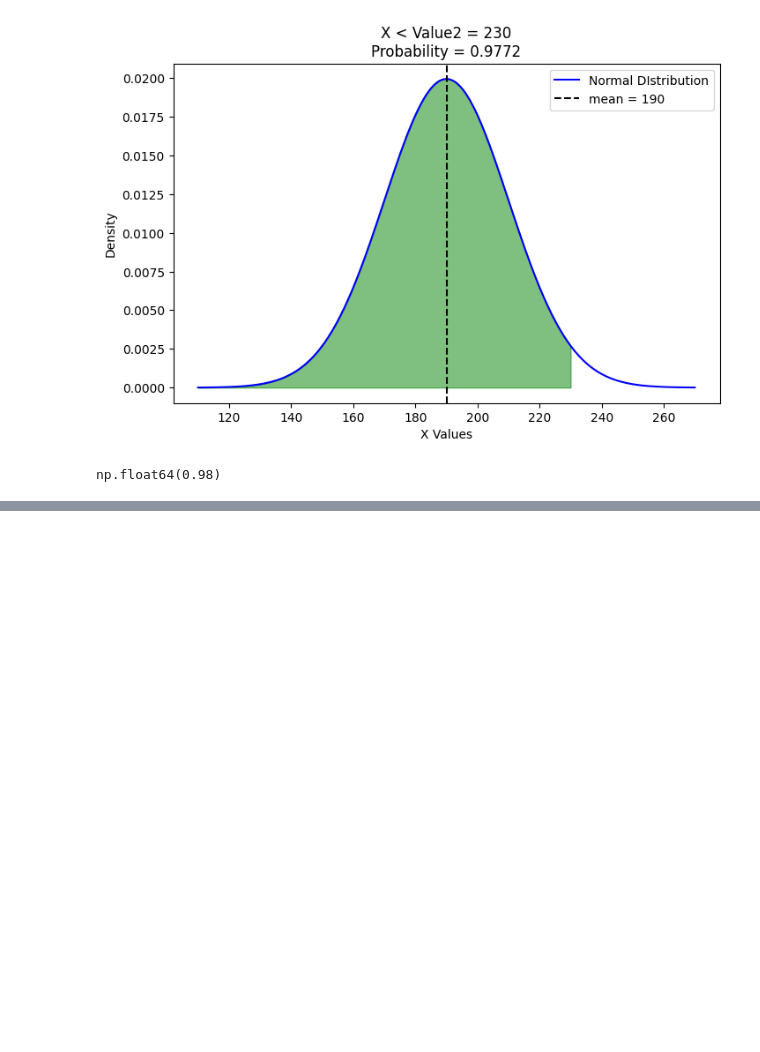
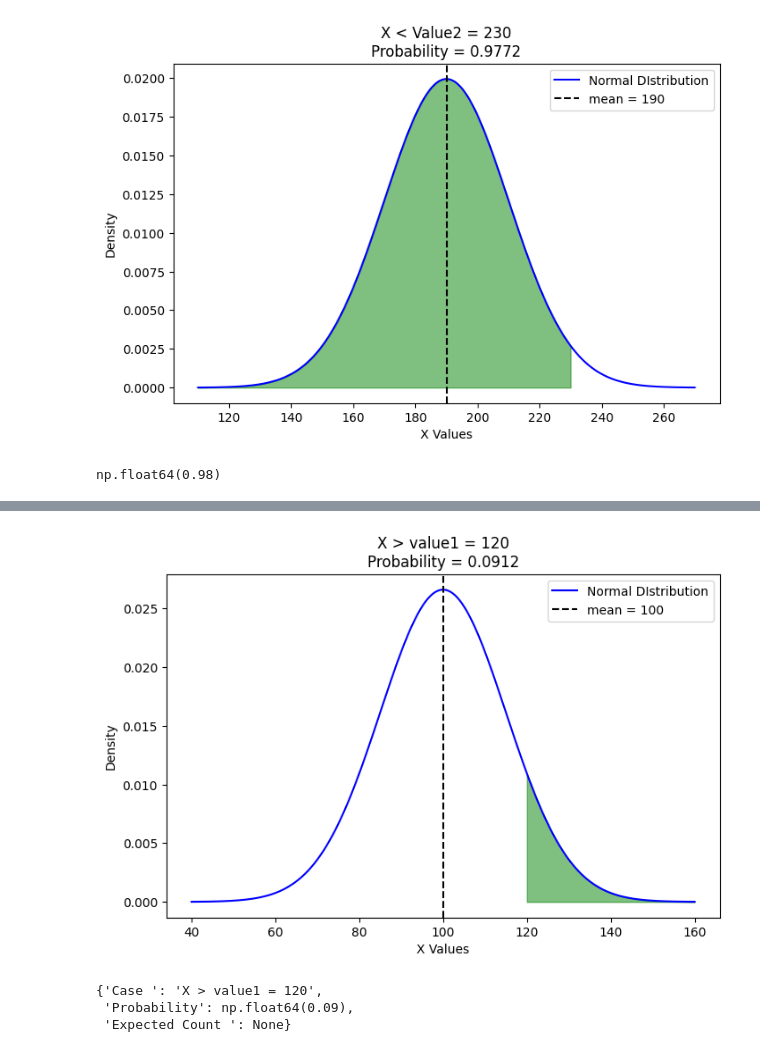
Before and after one commit to SachinSherki4/Data_Science, a Jupyter notebook: Cource_Learning/Probability_distribution_scypi/Prob_of_continous_variable/nominal_distribution.ipynb, the cells around one changed output, grey strips where cells are left out. Saved outputs shown, nothing was run; the diff lists cells and outputs as text; code cells hidden in the pictures; blank space fills up the shorter version.

```diff
--- a/Cource_Learning/Probability_distribution_scypi/Prob_of_continous_variable/nominal_distribution.ipynb
+++ b/Cource_Learning/Probability_distribution_scypi/Prob_of_continous_variable/nominal_distribution.ipynb
@@ -306,0 +323,9 @@ np.float64(0.98)
+# %%
+val=120
+iq_more_than_120= normal_prob_analyser(mean, std_dev, value1=120)
+iq_more_than_120
+# %% [output]
+[figure, added]
+{'Case ': 'X > value1 = 120',
+ 'Probability': np.float64(0.09),
+ 'Expected Count ': None}
```
Also changed, not shown: parts of 3 cells of this notebook, 4 other files.
